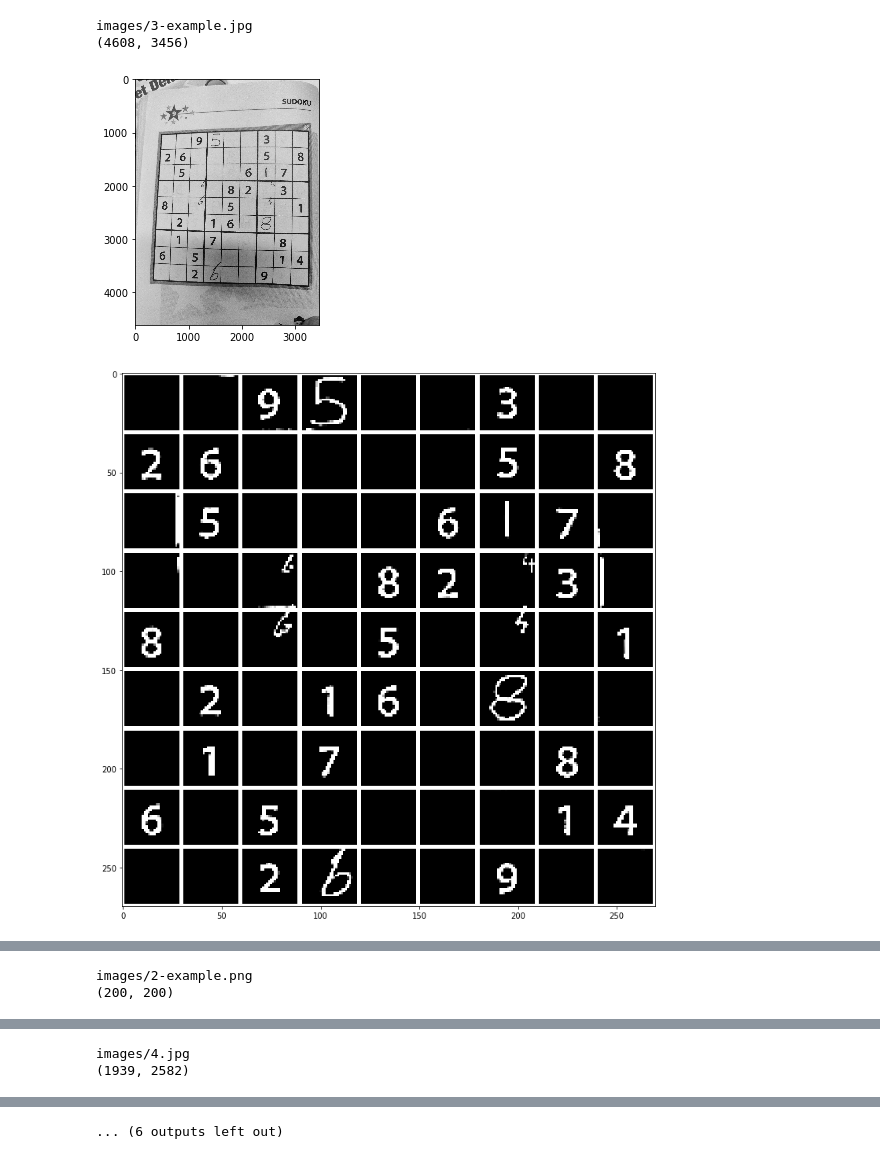
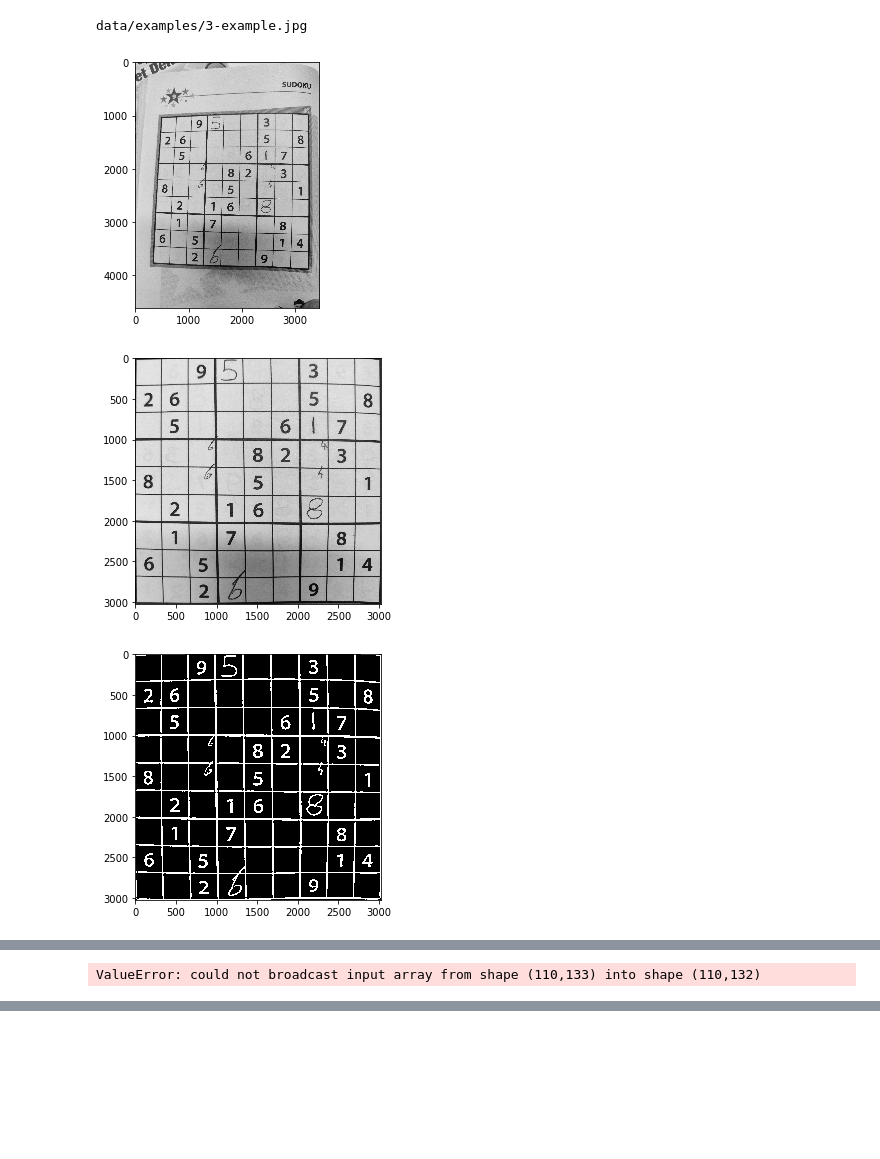
Before and after one commit to tomderuijter/sudoku, a Jupyter notebook: image_parser_notebook.ipynb, the cells around one changed output, grey strips where cells are left out. Cells and saved outputs as stored; diff of their text form; code cells hidden in the pictures; blank space fills up the shorter version.

Commit message:
Better digit cropping

```diff
--- a/image_parser_notebook.ipynb
+++ b/image_parser_notebook.ipynb
@@ -40,54 +70,30 @@ for file in os.listdir(directory):
 # %%
-from sudoku.image_parser import (
-    load_image,
-    enhance_grid_lines,
-    find_corners_of_largest_polygon,
-    crop_and_warp,
-    enhance_digits,
-    extract_digits
-)
+from sudoku.image_parser import *
+from sudoku.plotting import *
 
-from sudoku.plotting import (
-    show_image,
-    draw_points,
-    draw_rects,
-    compound_digits
-)
+# Extensive loop
+for file in os.listdir(directory):
+    file = '1-example.jpeg'
+    if is_image(file):
+        path = directory + file
+        print(path)
 
-# for file in os.listdir(directory):
-#     if is_image(file):
-#         path = directory + file
-#         print(path)
+        img = load_image(path)
+        show_image(img)
 
-#         # Load image
-#         img = load_image(path)
-#         print(img.shape)
+        cropped = crop_to_grid(img)
+        show_image(cropped)
+        enhanced_digits = enhance_digits(cropped)
+        show_image(enhanced_digits)
 
-#         show_image(img)
+        squares = infer_grid(enhanced_digits)
+        patches = extract_patches(enhanced_digits, squares)
 
-#         # Enhance, find corners, crop and warp
-#         enhanced_grid = enhance_grid_lines(img)
-#         corners = find_corners_of_largest_polygon(enhanced_grid)
-#         cropped = crop_and_warp(img, corners)
-
-#         # Apply twice for good measure
-#         enhanced_grid = enhance_grid_lines(cropped)
-#         corners = find_corners_of_largest_polygon(enhanced_grid)
-#         cropped = crop_and_warp(cropped, corners)
-
-# #         show_image(cropped)
-
-#         # Step 4 - enhance digits
-#         enhanced_digits = enhance_digits(cropped)
-
-# #         show_image(enhanced_digits, figsize=(10, 10))
-
-#         digits = extract_digits(enhanced_digits)
-
-#         show_image(compound_digits(digits), figsize=(10, 10))
-# #         break
+        digits = [extract_digit(patch) for patch in patches]
+        show_image(image_from_digits(digits))
+        input()
 # %% [output]
-images/3-example.jpg
-(4608, 3456)
+data/examples/3-example.jpg
 [figure]
-[figure, old version]
+[figure, new version]
+[figure, new version]
@@ -98,2 +117 @@ images/1-example.jpeg
-images/2-example.png
-(200, 200)
+ValueError: could not broadcast input array from shape (110,133) into shape (110,132)
@@ -102,2 +117,0 @@ images/2-example.png
-images/4.jpg
-(1939, 2582)
@@ -106 +117,0 @@ images/4.jpg
-... (6 outputs left out)
```
Also changed, not shown: parts of 14 cells of this notebook, 2 other files.
